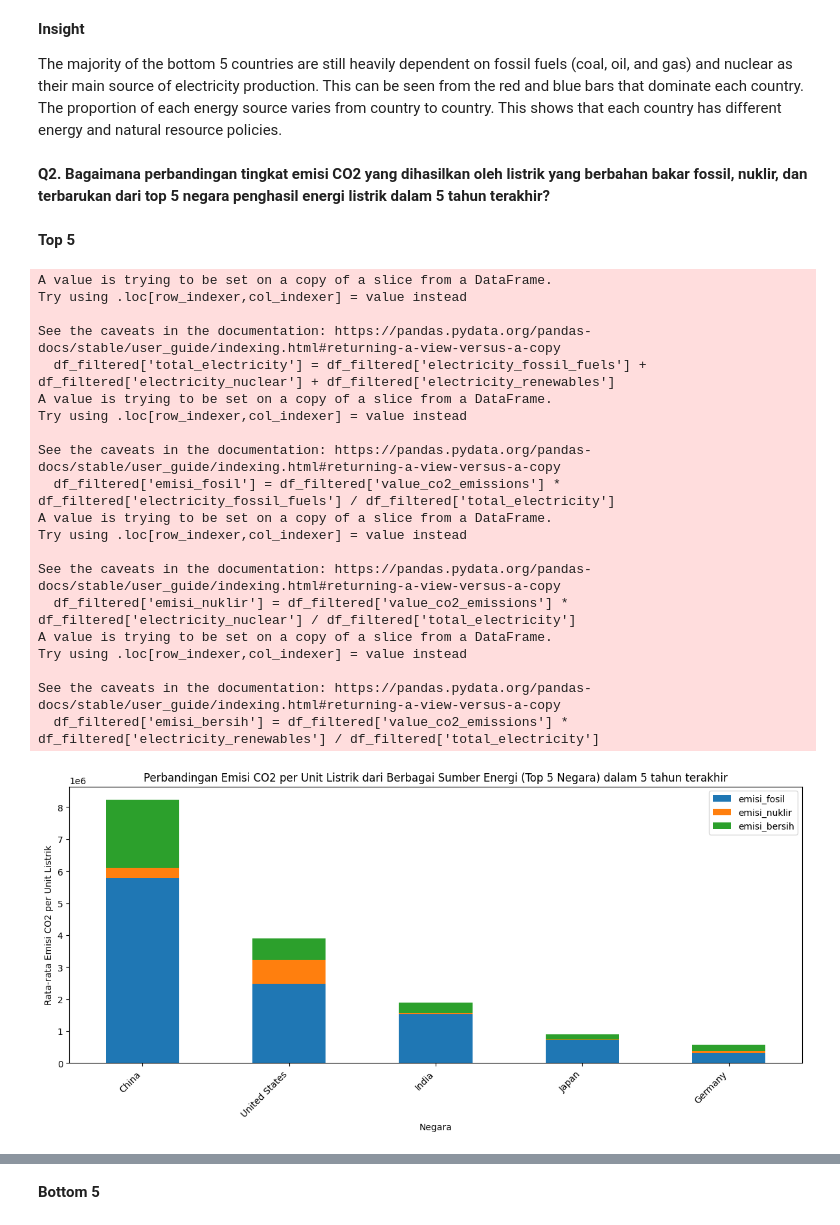
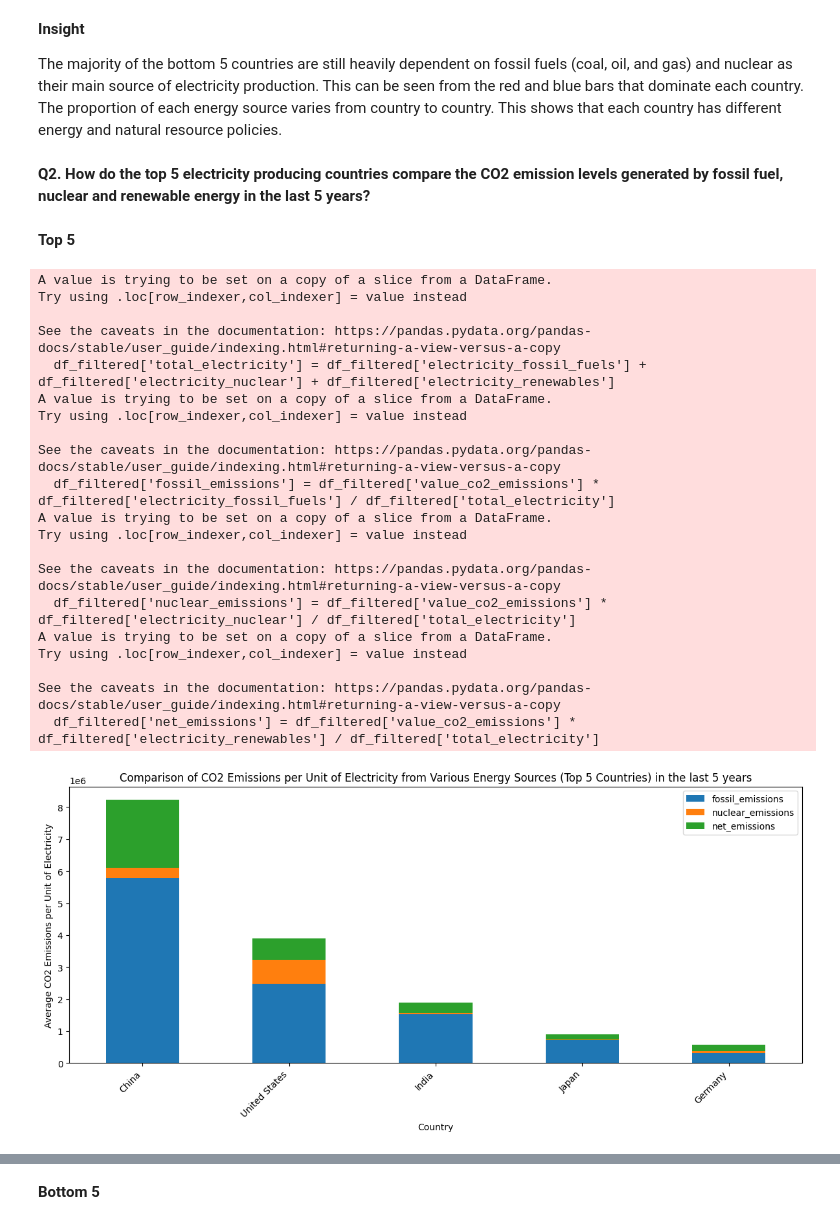
Before and after one commit to nabilahintaka/Electricity-Energy-Analyst, a Jupyter notebook: electricity_analytics.ipynb, the cells around one changed output, grey strips where cells are left out. Saved outputs shown, nothing was run; the diff lists cells and outputs as text; code cells hidden in the pictures.

```diff
--- a/electricity_analytics.ipynb
+++ b/electricity_analytics.ipynb
@@ -39,9 +39,9 @@ from scipy.stats import shapiro
 # %% [markdown]
 **Loading Data Set**
 # %%
-df_fact = pd.read_csv(r"D:\VSCODE\df_fact.csv")
-df_country = pd.read_csv(r"D:\VSCODE\df_country.csv")
-df_country_economic = pd.read_csv(r"D:\VSCODE\df_country_economic.csv")
+df_fact = pd.read_csv("staging/df_fact.csv")
+df_country = pd.read_csv("staging/df_country.csv")
+df_country_economic = pd.read_csv("staging/df_country_economic.csv")
 # %% [markdown]
 **Data Exploration**
 # %%
@@ -221,52 +221,52 @@ plt.show()
 **Insight**
 
 The majority of the bottom 5 countries are still heavily dependent on fossil fuels (coal, oil, and gas) and nuclear as their main source of electricity production. This can be seen from the red and blue bars that dominate each country. The proportion of each energy source varies from country to country. This shows that each country has different energy and natural resource policies.
-# %% [markdown]
-**Q2. Bagaimana perbandingan tingkat emisi CO2 yang dihasilkan oleh listrik yang berbahan bakar fossil, nuklir, dan terbarukan dari top 5 negara penghasil energi listrik dalam 5 tahun terakhir?**
+# %% [markdown]
+**Q2. How do the top 5 electricity producing countries compare the CO2 emission levels generated by fossil fuel, nuclear and renewable energy in the last 5 years?**
 # %% [markdown]
 **Top 5**
 # %%
-# Hitung Total Produksi Listrik:
+# Calculate Total Electricity Production:
 df_filtered['total_electricity'] = df_filtered['electricity_fossil_fuels'] + df_filtered['electricity_nuclear'] + df_filtered['electricity_renewables']
 
-# Hitung Emisi CO2 untuk Setiap Sumber:
-df_filtered['emisi_fosil'] = df_filtered['value_co2_emissions'] * df_filtered['electricity_fossil_fuels'] / df_filtered['total_electricity']
-df_filtered['emisi_nuklir'] = df_filtered['value_co2_emissions'] * df_filtered['electricity_nuclear'] / df_filtered['total_electricity']
-df_filtered['emisi_bersih'] = df_filtered['value_co2_emissions'] * df_filtered['electricity_renewables'] / df_filtered['total_electricity']
+# Calculate CO2 Emissions for Each Source:
+df_filtered['fossil_emissions'] = df_filtered['value_co2_emissions'] * df_filtered['electricity_fossil_fuels'] / df_filtered['total_electricity']
+df_filtered['nuclear_emissions'] = df_filtered['value_co2_emissions'] * df_filtered['electricity_nuclear'] / df_filtered['total_electricity']
+df_filtered['net_emissions'] = df_filtered['value_co2_emissions'] * df_filtered['electricity_renewables'] / df_filtered['total_electricity']
 
-# Kelompokkan Data Berdasarkan Negara dan Hitung Rata-rata Emisi :
-emisi_per_negara = df_filtered.groupby('country_name')[['emisi_fosil', 'emisi_nuklir', 'emisi_bersih']].mean()
+# Group Data by Country and Calculate Average Emissions :
+emissions_per_country = df_filtered.groupby('country_name')[['fossil_emissions', 'nuclear_emissions', 'net_emissions']].mean()
 
-# Urutkan berdasarkan total emisi
-emisi_per_negara['total_emisi'] = emisi_per_negara.sum(axis=1)
-top_5_countries_emission = emisi_per_negara.nlargest(5, 'total_emisi')
+# Sort by total emissions
+emissions_per_country['total_emissions'] = emissions_per_country.sum(axis=1)
+top_5_countries_emission = emissions_per_country.nlargest(5, 'total_emissions')
 
-# Visualisasikan Data dalam Bentuk Chart Bar
-top_5_countries_emission[['emisi_fosil', 'emisi_nuklir', 'emisi_bersih']].plot(kind='bar', stacked=True, figsize=(12, 6))
-plt.title('Perbandingan Emisi CO2 per Unit Listrik dari Berbagai Sumber Energi (Top 5 Negara) dalam 5 tahun terakhir')
-plt.xlabel('Negara')
-plt.ylabel('Rata-rata Emisi CO2 per Unit Listrik')
+# Visualize Data in Bar Chart Form
+top_5_countries_emission[['fossil_emissions', 'nuclear_emissions', 'net_emissions']].plot(kind='bar', stacked=True, figsize=(12, 6))
+plt.title('Comparison of CO2 Emissions per Unit of Electricity from Various Energy Sources (Top 5 Countries) in the last 5 years')
+plt.xlabel('Country')
+plt.ylabel('Average CO2 Emissions per Unit of Electricity')
 plt.xticks(rotation=45, ha='right')
 plt.tight_layout()
 # %% [output]
 A value is trying to be set on a copy of a slice from a DataFrame.
 Try using .loc[row_indexer,col_indexer] = value instead
 
 See the caveats in the documentation: https://pandas.pydata.org/pandas-docs/stable/user_guide/indexing.html#returning-a-view-versus-a-copy
   df_filtered['total_electricity'] = df_filtered['electricity_fossil_fuels'] + df_filtered['electricity_nuclear'] + df_filtered['electricity_renewables']
 A value is trying to be set on a copy of a slice from a DataFrame.
 Try using .loc[row_indexer,col_indexer] = value instead
 
 See the caveats in the documentation: https://pandas.pydata.org/pandas-docs/stable/user_guide/indexing.html#returning-a-view-versus-a-copy
-  df_filtered['emisi_fosil'] = df_filtered['value_co2_emissions'] * df_filtered['electricity_fossil_fuels'] / df_filtered['total_electricity']
+  df_filtered['fossil_emissions'] = df_filtered['value_co2_emissions'] * df_filtered['electricity_fossil_fuels'] / df_filtered['total_electricity']
 A value is trying to be set on a copy of a slice from a DataFrame.
 Try using .loc[row_indexer,col_indexer] = value instead
 
 See the caveats in the documentation: https://pandas.pydata.org/pandas-docs/stable/user_guide/indexing.html#returning-a-view-versus-a-copy
-  df_filtered['emisi_nuklir'] = df_filtered['value_co2_emissions'] * df_filtered['electricity_nuclear'] / df_filtered['total_electricity']
+  df_filtered['nuclear_emissions'] = df_filtered['value_co2_emissions'] * df_filtered['electricity_nuclear'] / df_filtered['total_electricity']
 A value is trying to be set on a copy of a slice from a DataFrame.
 Try using .loc[row_indexer,col_indexer] = value instead
 
 See the caveats in the documentation: https://pandas.pydata.org/pandas-docs/stable/user_guide/indexing.html#returning-a-view-versus-a-copy
-  df_filtered['emisi_bersih'] = df_filtered['value_co2_emissions'] * df_filtered['electricity_renewables'] / df_filtered['total_electricity']
+  df_filtered['net_emissions'] = df_filtered['value_co2_emissions'] * df_filtered['electricity_renewables'] / df_filtered['total_electricity']
-[figure, old version]
+[figure, new version]
```
Also changed, not shown: parts of 43 cells of this notebook.
